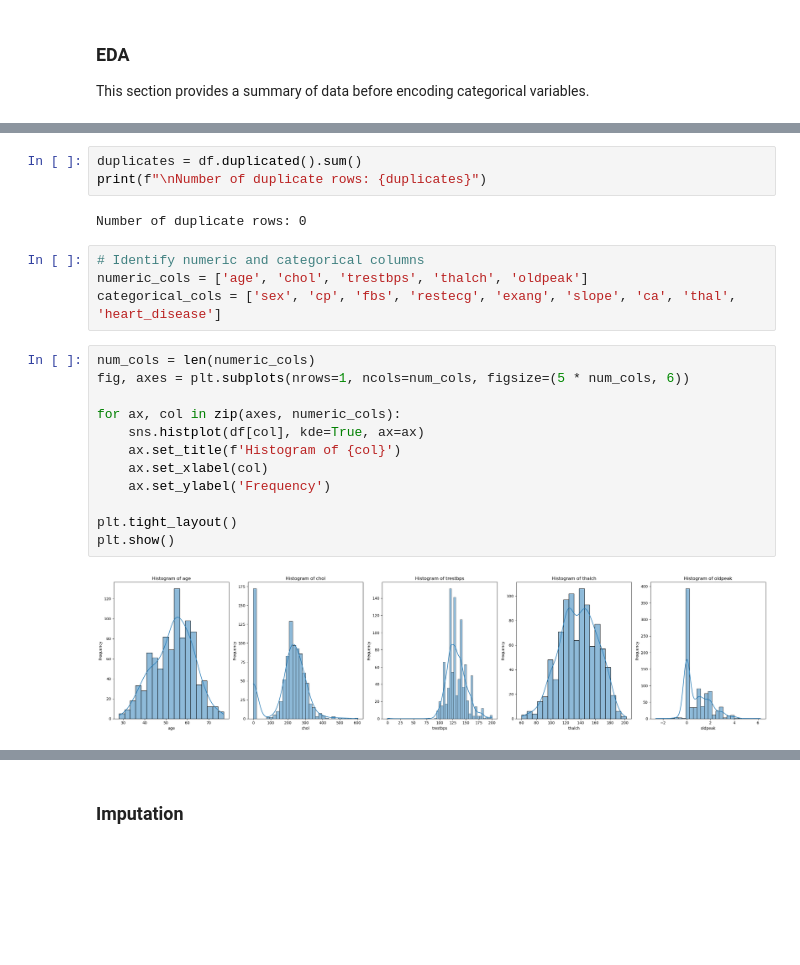
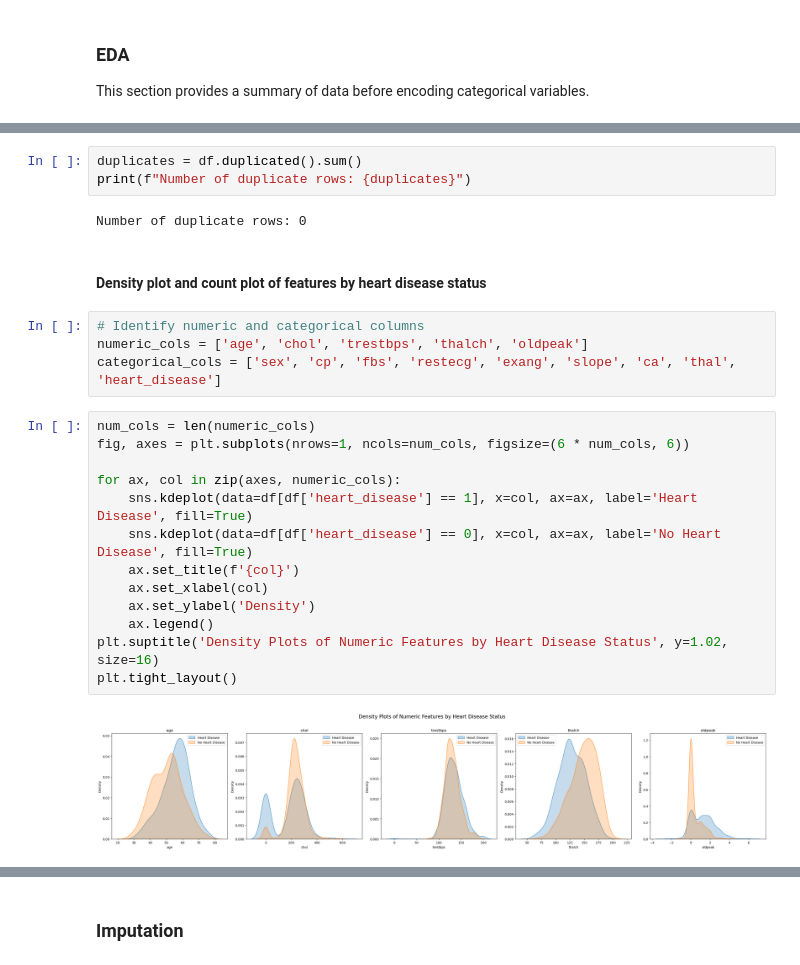
Before and after one commit to DamarisDeng/Project, a Jupyter notebook: Milestone3/milestone3.ipynb, the cells around one changed output, grey strips where cells are left out. Saved outputs shown, nothing was run; the diff lists cells and outputs as text; blank space fills up the shorter version.

```diff
--- a/Milestone3/milestone3.ipynb
+++ b/Milestone3/milestone3.ipynb
@@ -163,26 +102,29 @@ Descriptive Statistics:
 # %%
 duplicates = df.duplicated().sum()
-print(f"\nNumber of duplicate rows: {duplicates}")
+print(f"Number of duplicate rows: {duplicates}")
 # %% [output]
 Number of duplicate rows: 0
+# %% [markdown]
+#### Density plot and count plot of features by heart disease status
 # %%
 # Identify numeric and categorical columns
 numeric_cols = ['age', 'chol', 'trestbps', 'thalch', 'oldpeak']
 categorical_cols = ['sex', 'cp', 'fbs', 'restecg', 'exang', 'slope', 'ca', 'thal', 'heart_disease']
 # %%
 num_cols = len(numeric_cols)
-fig, axes = plt.subplots(nrows=1, ncols=num_cols, figsize=(5 * num_cols, 6))
+fig, axes = plt.subplots(nrows=1, ncols=num_cols, figsize=(6 * num_cols, 6))
 
 for ax, col in zip(axes, numeric_cols):
-    sns.histplot(df[col], kde=True, ax=ax)
-    ax.set_title(f'Histogram of {col}')
+    sns.kdeplot(data=df[df['heart_disease'] == 1], x=col, ax=ax, label='Heart Disease', fill=True)
+    sns.kdeplot(data=df[df['heart_disease'] == 0], x=col, ax=ax, label='No Heart Disease', fill=True)
+    ax.set_title(f'{col}')
     ax.set_xlabel(col)
-    ax.set_ylabel('Frequency')
-
+    ax.set_ylabel('Density')
+    ax.legend()
+plt.suptitle('Density Plots of Numeric Features by Heart Disease Status', y=1.02, size=16)
 plt.tight_layout()
-plt.show()
 # %% [output]
-[figure, old version]
+[figure, new version]
 # %%
 cat_cols = len(categorical_cols)
 fig, axes = plt.subplots(nrows=3, ncols=3, figsize=(12, 12))
```
Also changed, not shown: parts of 31 cells of this notebook.
